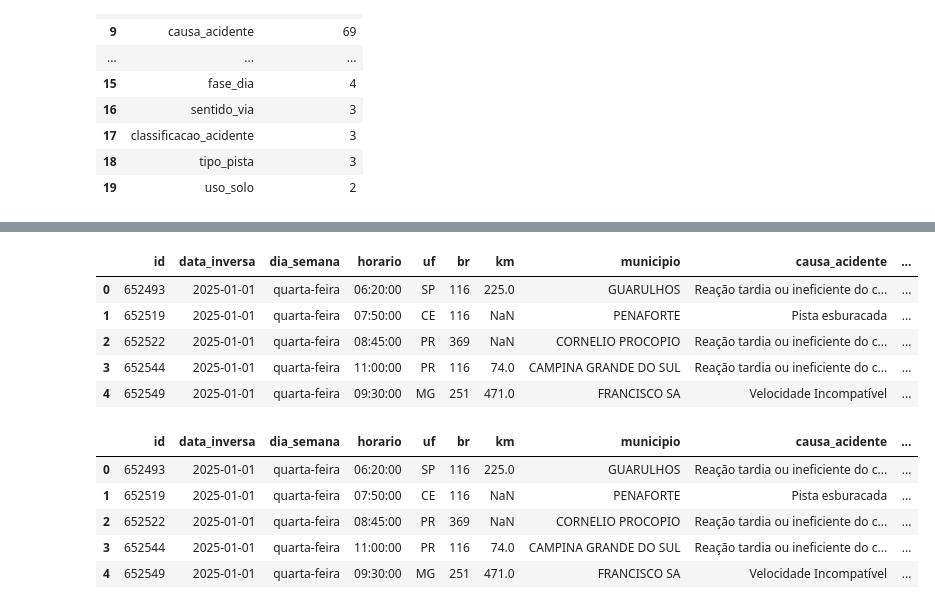
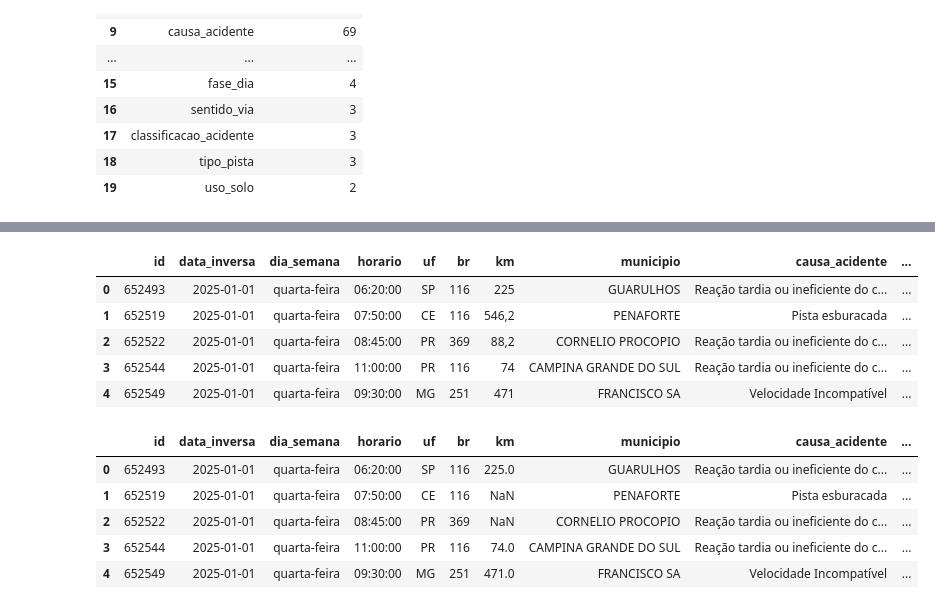
Before and after one commit to juliocezar2310/aula_aponti2, a Jupyter notebook: aponti-aula1-main/aponti-aula1-main/notebook/modulo04.ipynb, the cells around one changed output, grey strips where cells are left out. Saved outputs shown, nothing was run; the diff lists cells and outputs as text; code cells hidden in the pictures.

```diff
--- a/aponti-aula1-main/aponti-aula1-main/notebook/modulo04.ipynb
+++ b/aponti-aula1-main/aponti-aula1-main/notebook/modulo04.ipynb
@@ -82,0 +94,7 @@ Arquivos encontrados:
+# %%
+from pathlib import Path
+
+ARQUIVO_BRUTO = Path("../dados_brutos/acidentes2025.csv")
+
+print(ARQUIVO_BRUTO.resolve())
+print("Existe?", ARQUIVO_BRUTO.exists())
@@ -277 +327,17 @@ veiculos            int64
 dtype: object
+# %%
+# Autor: Danilo Farias
+# Copiloto: ChatGPT
+df["data_inversa"] = pd.to_datetime(
+    df["data_inversa"],
+    format="%d/%m/%Y",
+    errors="coerce"
+)
+
+df["ano"] = df["data_inversa"].dt.year
+df["mes"] = df["data_inversa"].dt.month
+df["trimestre"] = df["data_inversa"].dt.quarter
+df["dia_semana_num"] = df["data_inversa"].dt.dayofweek
+df["fim_de_semana"] = df["dia_semana_num"].isin([5, 6]).astype(int)
+
+df.head()
@@ -278,19 +351,27 @@ dtype: object
 # %%
-df["data_inversa"] = pd.to_datetime(df["data_inversa"], errors="coerce")
-df["ano"] = df["data_inversa"].dt.year
-df["mes"] = df["data_inversa"].dt.month
-df["trimestre"] = df["data_inversa"].dt.quarter
-df["dia_semana_num"] = df["data_inversa"].dt.dayofweek
-df["fim_de_semana"] = df["dia_semana_num"].isin([5,6]).astype(int)
+
+horario_limpo = df["horario"].astype(str).str.strip()
+df["hora"] = pd.to_datetime(
+ horario_limpo, format="%H:%M:%S",
+ errors="coerce").dt.hour
+
+def classificar_turno(hora):
+    if pd.isna(hora): return "IGNORADO"
+    if 0 <= hora <= 5: return "MADRUGADA"
+    if 6 <= hora <= 11: return "MANHA"
+    if 12 <= hora <= 17: return "TARDE"
+    return "NOITE"
+
+df["turno"] = df["hora"].apply(classificar_turno)
 
 df.head()
 # %% [output]
 |  | id | data_inversa | dia_semana | horario | uf | br | km | municipio | causa_acidente | ... |
-| 0 | 652493 | 2025-01-01 | quarta-feira | 06:20:00 | SP | 116 | 225.0 | GUARULHOS | Reação tardia ou ineficiente do c... | ... |
-| 1 | 652519 | 2025-01-01 | quarta-feira | 07:50:00 | CE | 116 | NaN | PENAFORTE | Pista esburacada | ... |
-| 2 | 652522 | 2025-01-01 | quarta-feira | 08:45:00 | PR | 369 | NaN | CORNELIO PROCOPIO | Reação tardia ou ineficiente do c... | ... |
-| 3 | 652544 | 2025-01-01 | quarta-feira | 11:00:00 | PR | 116 | 74.0 | CAMPINA GRANDE DO SUL | Reação tardia ou ineficiente do c... | ... |
-| 4 | 652549 | 2025-01-01 | quarta-feira | 09:30:00 | MG | 251 | 471.0 | FRANCISCO SA | Velocidade Incompatível | ... |
+| 0 | 652493 | 2025-01-01 | quarta-feira | 06:20:00 | SP | 116 | 225 | GUARULHOS | Reação tardia ou ineficiente do c... | ... |
+| 1 | 652519 | 2025-01-01 | quarta-feira | 07:50:00 | CE | 116 | 546,2 | PENAFORTE | Pista esburacada | ... |
+| 2 | 652522 | 2025-01-01 | quarta-feira | 08:45:00 | PR | 369 | 88,2 | CORNELIO PROCOPIO | Reação tardia ou ineficiente do c... | ... |
+| 3 | 652544 | 2025-01-01 | quarta-feira | 11:00:00 | PR | 116 | 74 | CAMPINA GRANDE DO SUL | Reação tardia ou ineficiente do c... | ... |
+| 4 | 652549 | 2025-01-01 | quarta-feira | 09:30:00 | MG | 251 | 471 | FRANCISCO SA | Velocidade Incompatível | ... |
 # %%
 horario_limpo = df["horario"].astype(str).str.strip()
 df["hora"] = pd.to_datetime(
```
Also changed, not shown: parts of 6 cells of this notebook.
